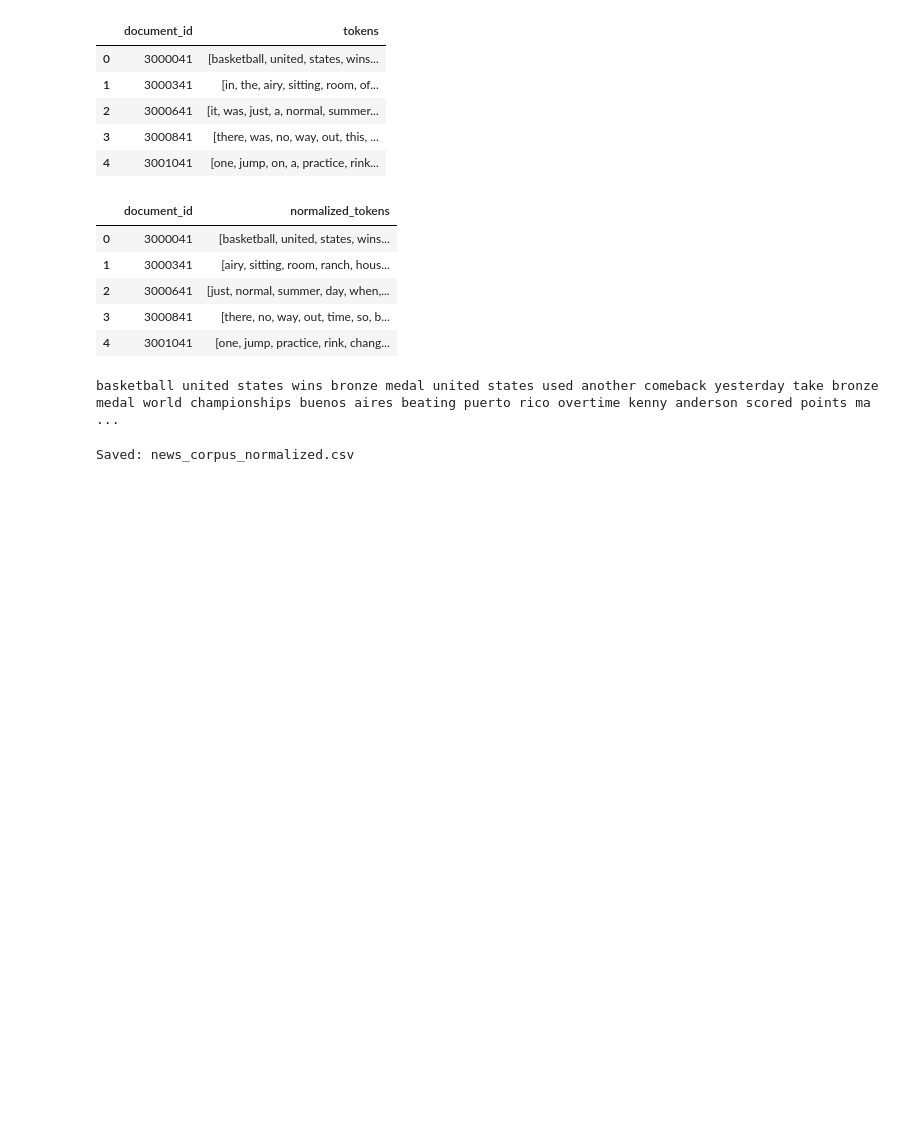
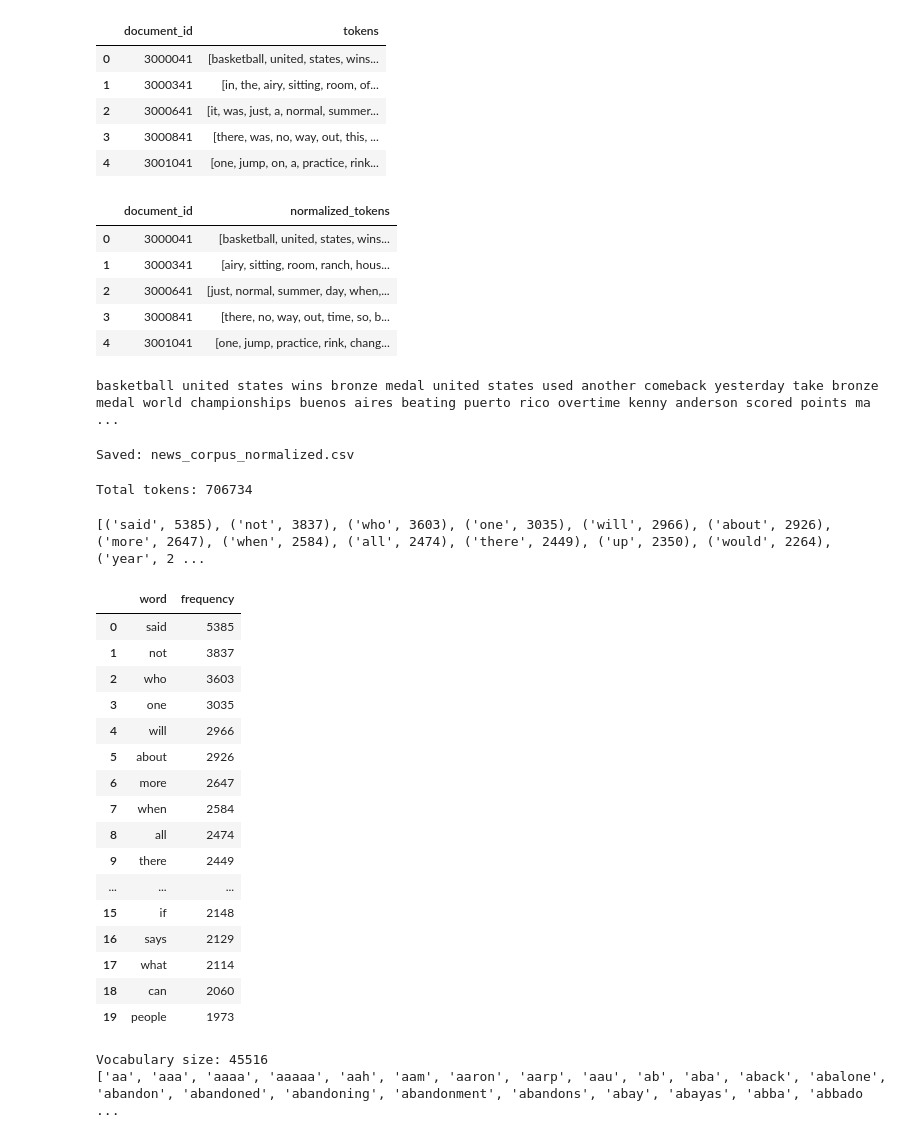
Before and after one commit to AHMADAMJAD0/NLP_with_Olga, a Jupyter notebook: NLP_task3.ipynb, the cells around one changed output. Saved outputs shown, nothing was run; the diff lists cells and outputs as text; code cells hidden in the pictures; blank space fills up the shorter version.

```diff
--- a/NLP_task3.ipynb
+++ b/NLP_task3.ipynb
@@ -189,3 +189,54 @@ df[
 print("Saved: news_corpus_normalized.csv")
 # %% [output]
 Saved: news_corpus_normalized.csv
+# %%
+all_tokens = []
+
+for tokens in df["normalized_tokens"]:
+    all_tokens.extend(tokens)
+
+print("Total tokens:", len(all_tokens))
+# %% [output]
+Total tokens: 706734
+# %%
+frequency_distribution = Counter(all_tokens)
+
+print(
+    frequency_distribution.most_common(30)
+)
+# %% [output]
+[('said', 5385), ('not', 3837), ('who', 3603), ('one', 3035), ('will', 2966), ('about', 2926), ('more', 2647), ('when', 2584), ('all', 2474), ('there', 2449), ('up', 2350), ('would', 2264), ('year', 2 ...
+# %%
+freq_df = pd.DataFrame(
+    frequency_distribution.most_common(),
+    columns=["word", "frequency"]
+)
+
+freq_df.head(20)
+# %% [output]
+|  | word | frequency |
+| 0 | said | 5385 |
+| 1 | not | 3837 |
+| 2 | who | 3603 |
+| 3 | one | 3035 |
+| 4 | will | 2966 |
+| 5 | about | 2926 |
+| 6 | more | 2647 |
+| 7 | when | 2584 |
+| 8 | all | 2474 |
+| 9 | there | 2449 |
+| ... | ... | ... |
+| 15 | if | 2148 |
+| 16 | says | 2129 |
+| 17 | what | 2114 |
+| 18 | can | 2060 |
+| 19 | people | 1973 |
+# %%
+vocabulary = sorted(set(all_tokens))
+
+print("Vocabulary size:", len(vocabulary))
+
+print(vocabulary[:50])
+# %% [output]
+Vocabulary size: 45516
+['aa', 'aaa', 'aaaa', 'aaaaa', 'aah', 'aam', 'aaron', 'aarp', 'aau', 'ab', 'aba', 'aback', 'abalone', 'abandon', 'abandoned', 'abandoning', 'abandonment', 'abandons', 'abay', 'abayas', 'abba', 'abbado ...
```
Also changed, not shown: parts of 5 cells of this notebook.
